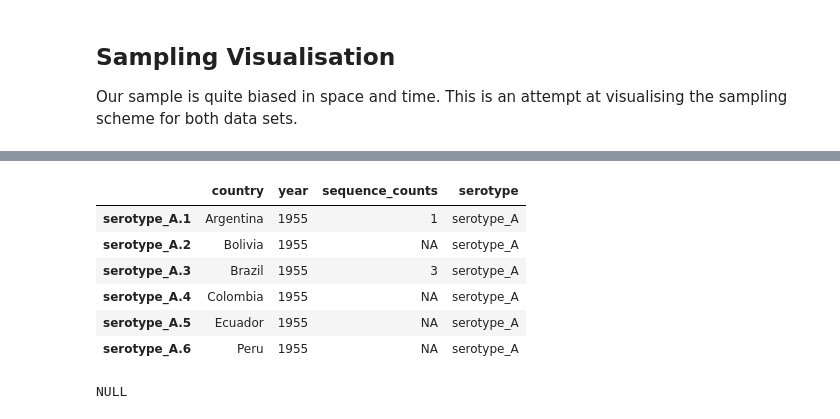
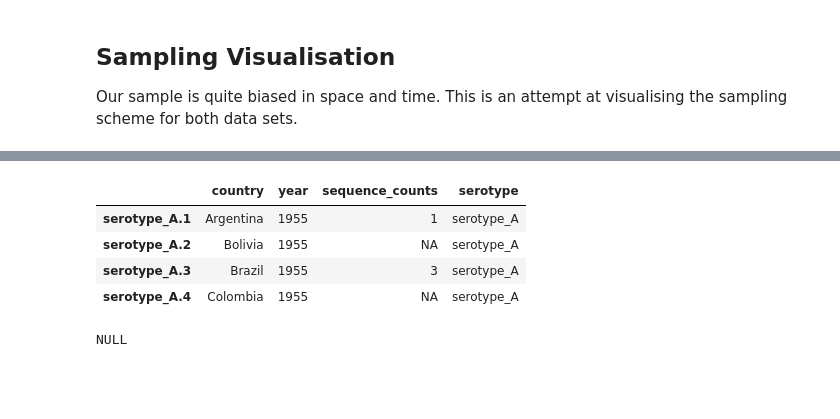
Before and after one commit to maxbiostat/FMDV_AMERICA, a Jupyter notebook: CODE/notebooks/sampling_visualisation.ipynb, the cells around one changed output, grey strips where cells are left out. Drawn from its saved outputs; the diff is of its cells as text; code cells hidden in the pictures; blank space fills up the shorter version.

```diff
--- a/CODE/notebooks/sampling_visualisation.ipynb
+++ b/CODE/notebooks/sampling_visualisation.ipynb
@@ -59,15 +59,13 @@ forBubblePlot <- do.call(rbind, rawTab)
 forBubblePlot$year <- as.numeric(as.character(forBubblePlot$year)) ## conversion from factor to numeric...
 forBubblePlot$sequence_counts[forBubblePlot$sequence_counts == 0] <- NA
 # %%
-head(forBubblePlot)
+head(forBubblePlot, 4)
 # %% [output]
 |  | country | year | sequence_counts | serotype |
 | serotype_A.1 | Argentina | 1955 | 1 | serotype_A |
 | serotype_A.2 | Bolivia | 1955 | NA | serotype_A |
 | serotype_A.3 | Brazil | 1955 | 3 | serotype_A |
 | serotype_A.4 | Colombia | 1955 | NA | serotype_A |
-| serotype_A.5 | Ecuador | 1955 | NA | serotype_A |
-| serotype_A.6 | Peru | 1955 | NA | serotype_A |
 # %%
 options(repr.plot.width = 13, repr.plot.height = 7)
 sampling <- ggplot(forBubblePlot, aes(x = year, y = country, size = sequence_counts,
```
Also changed, not shown: parts of 2 cells of this notebook, 29 other files.
